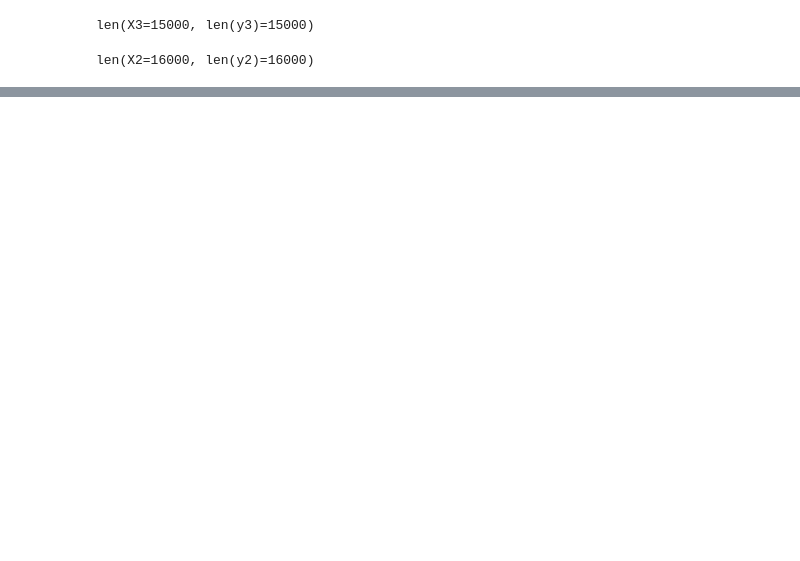
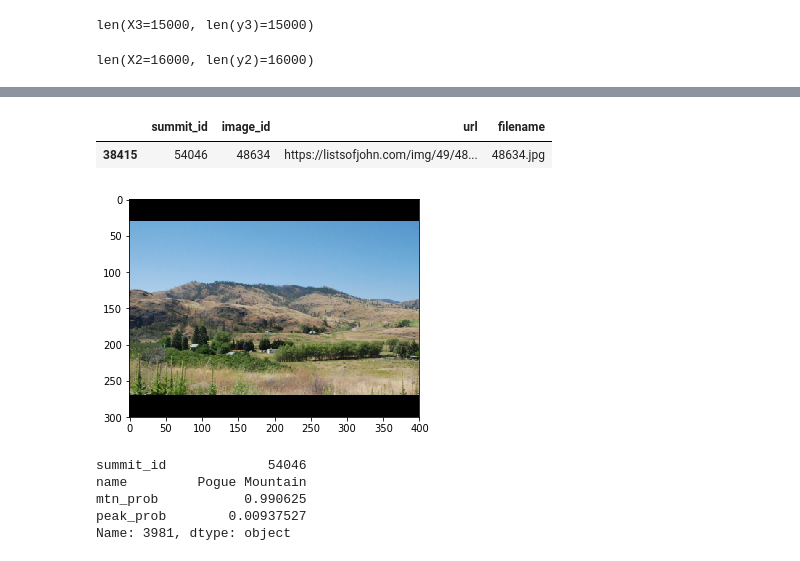
Before and after one commit to ewhite2142/Capstone, a Jupyter notebook: numerical-new.ipynb, the cells around one changed output, grey strips where cells are left out. Cells and saved outputs as stored; diff of their text form; code cells hidden in the pictures; blank space fills up the shorter version.

```diff
--- a/numerical-new.ipynb
+++ b/numerical-new.ipynb
@@ -308,0 +471,18 @@ with open(capstone_folder + "pickled_images_labels/labels_type_GBC2.pkl", 'wb')
+# %%
+dfi[(dfi['summit_id']==54046)]
+# %% [output]
+|  | summit_id | image_id | url | filename |
+| 38415 | 54046 | 48634 | https://listsofjohn.com/img/49/48... | 48634.jpg |
+# %%
+image = io.imread(images_folder + '48634.jpg')
+plt.imshow(image);
+# %% [output]
+[figure, added]
+# %%
+probs.iloc[3981]
+# %% [output]
+summit_id             54046
+name         Pogue Mountain
+mtn_prob           0.990625
+peak_prob        0.00937527
+Name: 3981, dtype: object
```
Also changed, not shown: parts of 36 cells of this notebook, 4 other files.
